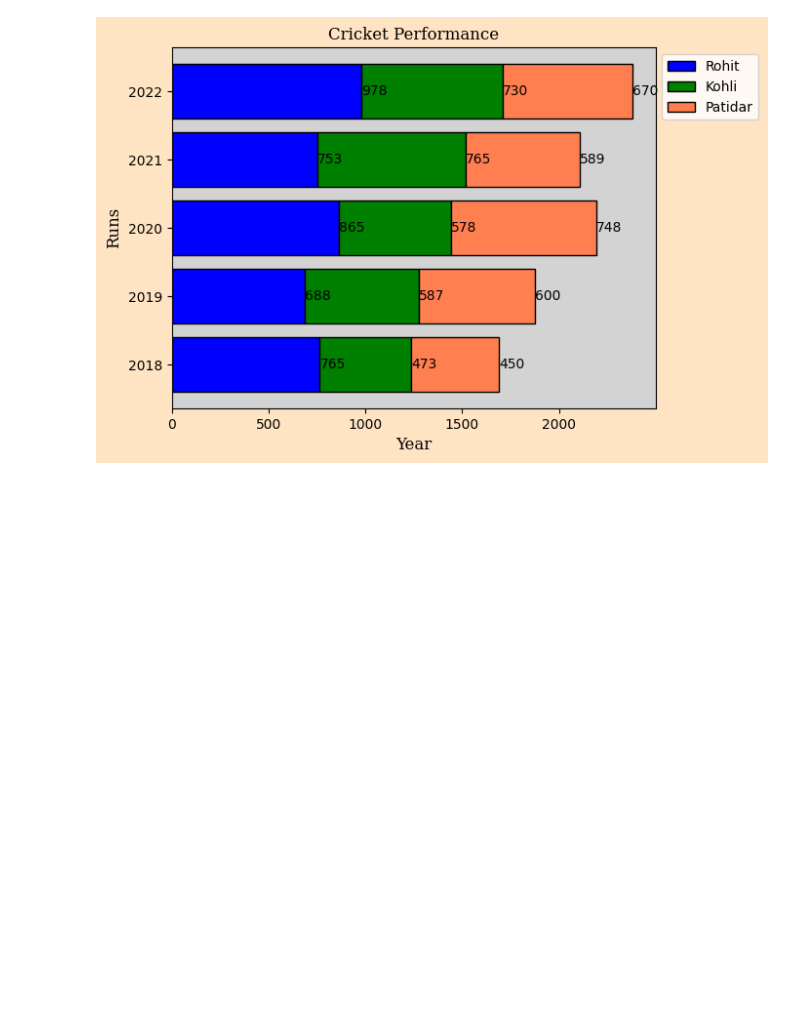
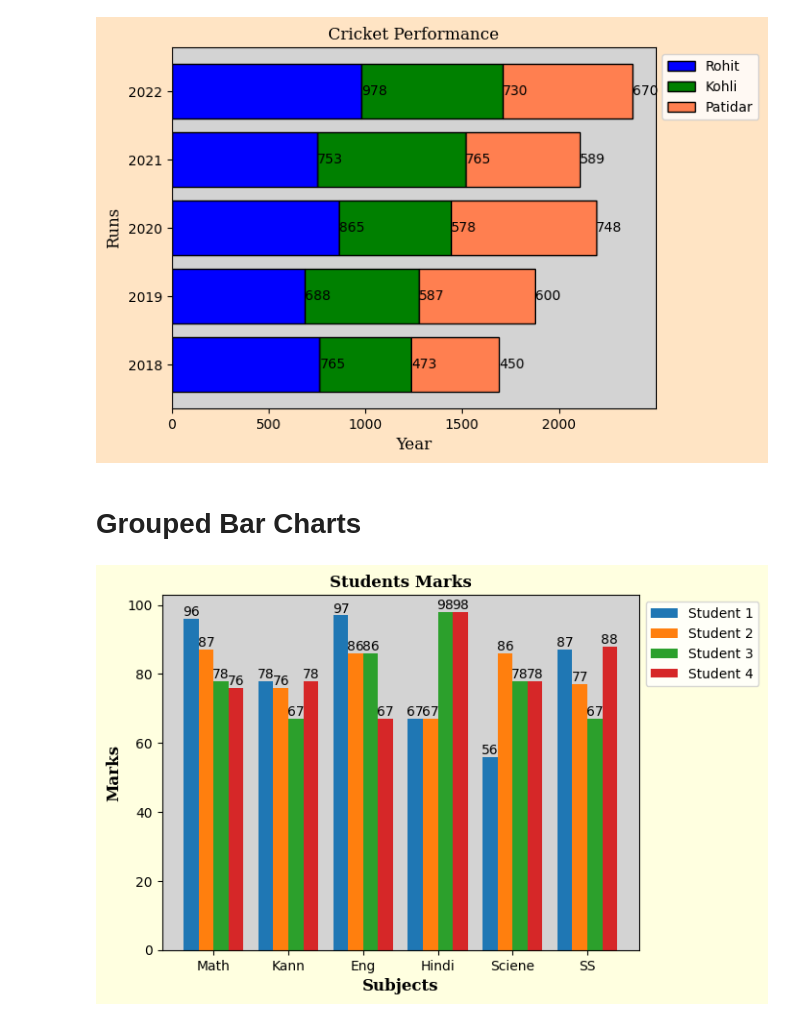
Before and after one commit to sangu0005/data_analysis_workspace, a Jupyter notebook: Maplotlib.ipynb, the cells around one changed output. Drawn from its saved outputs; the diff is of its cells as text; code cells hidden in the pictures; blank space fills up the shorter version.

```diff
--- a/Maplotlib.ipynb
+++ b/Maplotlib.ipynb
@@ -222,3 +227,39 @@ plt.legend(bbox_to_anchor=(1, 1))
 plt.show()
 # %% [output]
 [figure]
+# %% [markdown]
+# Grouped Bar Charts
+# %%
+s1 = [96, 78, 97, 67, 56, 87]
+s2 = [87, 76, 86, 67, 86, 77]
+s3 = [78, 67, 86, 98, 78, 67]
+s4 = [76, 78, 67, 98, 78, 88]
+subjects = ['Math', 'Kann', 'Eng', 'Hindi', 'Sciene', 'SS']
+
+d = { 'family': 'serif', 'color':  'black', 'weight': 'normal', 'size': 12, 'weight' : "bold"}
+
+x_axis = np.arange(len(subjects))
+w = 0.2
+
+plt.bar(x_axis, s1, width=w, label="Student 1")
+plt.bar(x_axis+w, s2, width=w, label="Student 2")
+plt.bar(x_axis+w+w, s3, width=w, label="Student 3")
+plt.bar(x_axis+w+w+w, s4, width=w, label="Student 4")
+
+plt.gca().set_facecolor('lightgray')
+plt.gcf().set_facecolor('lightyellow')
+
+for i,j,k,l,m in zip(x_axis, s1, s2, s3, s4):
+    plt.text(i, j, j, ha='center', va='bottom')
+    plt.text(i+w, k, k, ha='center', va='bottom')
+    plt.text(i+w+w, l, l, ha='center', va='bottom')
+    plt.text(i+w+w+w, m, m, ha='center', va='bottom')
+
+plt.xticks(x_axis+(w+w+w)/2, subjects)
+plt.xlabel('Subjects', fontdict=d)
+plt.ylabel('Marks', fontdict=d)
+plt.title('Students Marks', fontdict=d)
+plt.legend(bbox_to_anchor=(1, 1))
+plt.show()
+# %% [output]
+[figure, added]
```
Also changed, not shown: parts of 3 cells of this notebook.
